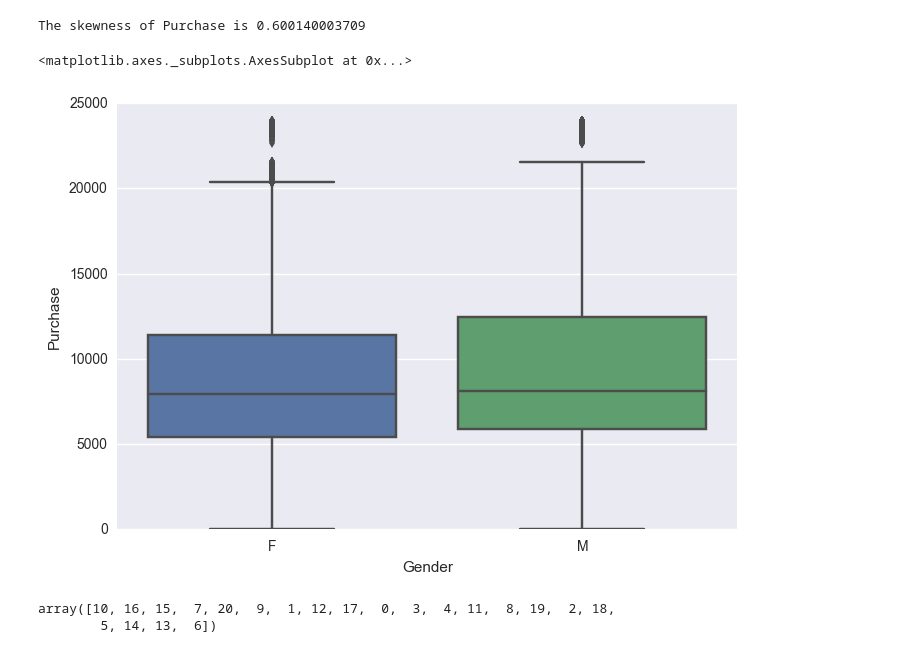
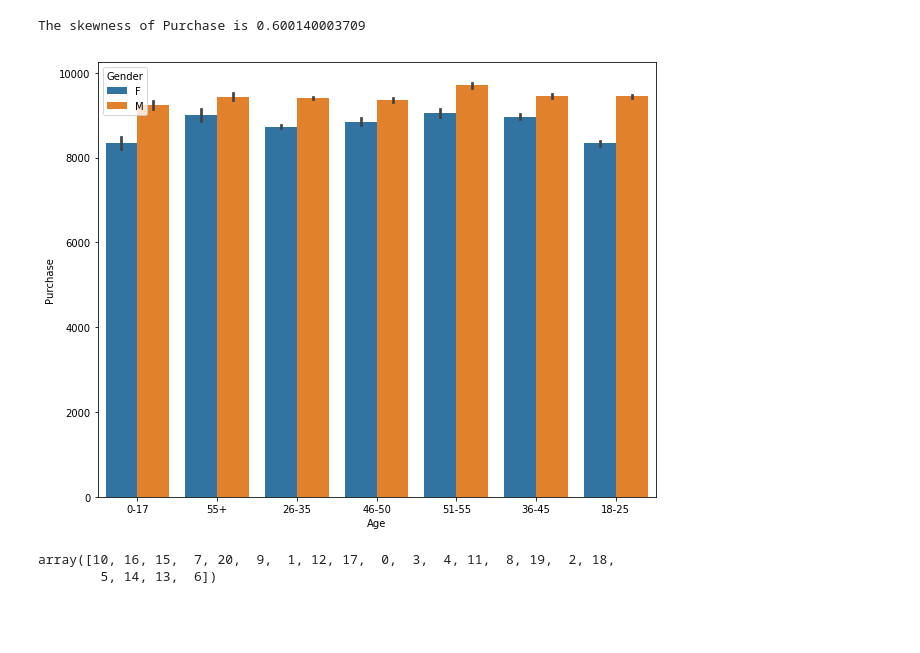
Before and after one commit to hemanth171/Predict_Purchase_Amount_Of_A_Customer, a Jupyter notebook: Black_Friday_Prediction.ipynb, the cells around one changed output. Cells and saved outputs as stored; diff of their text form; code cells hidden in the pictures; blank space fills up the shorter version.

```diff
--- a/Black_Friday_Prediction.ipynb
+++ b/Black_Friday_Prediction.ipynb
@@ -46,11 +46,10 @@ sns.distplot(train['Purchase'])
 print "The skewness of Purchase is {}".format(train['Purchase'].skew())
 # %% [output]
 The skewness of Purchase is 0.600140003709
-# %%
-sns.boxplot(x=train['Gender'], y=train['Purchase'])
-# %% [output]
-<matplotlib.axes._subplots.AxesSubplot at 0x...>
-[figure, removed]
+# %%
+ax = sns.barplot(x='Age', y='Purchase', hue='Gender', data=train)
+# %% [output]
+[figure, added]
 # %%
 train['Occupation'].unique()
 # %% [output]
```
Also changed, not shown: parts of 17 cells of this notebook.
